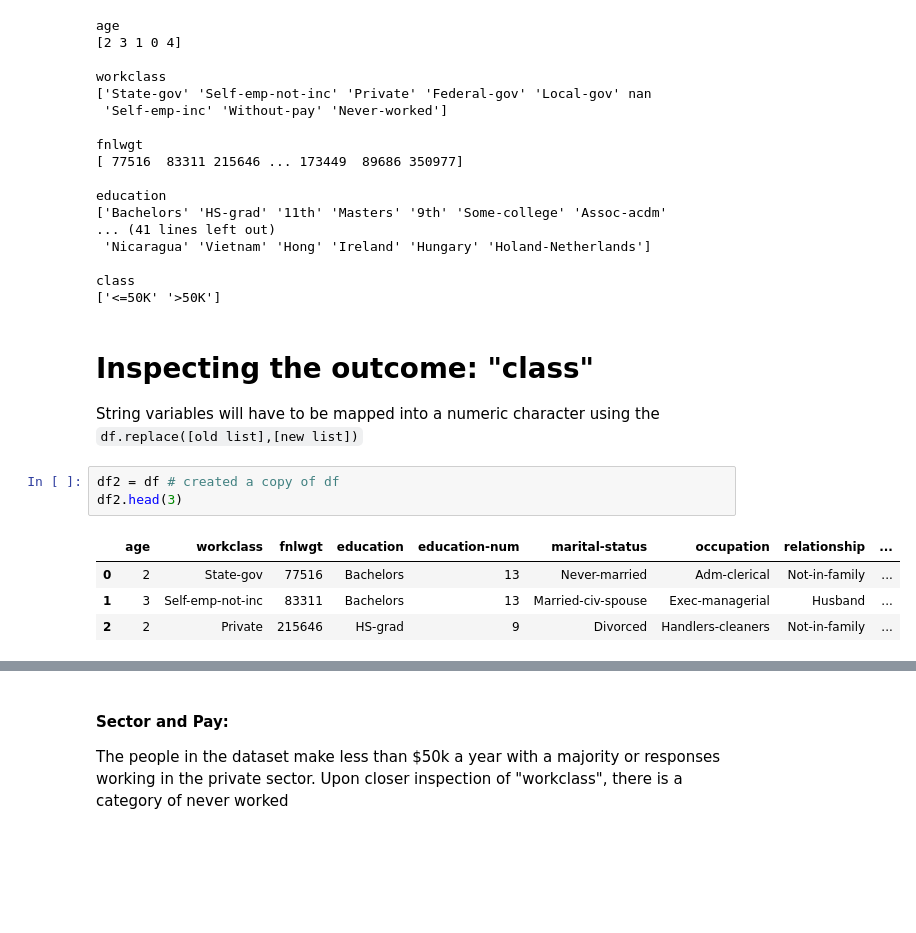
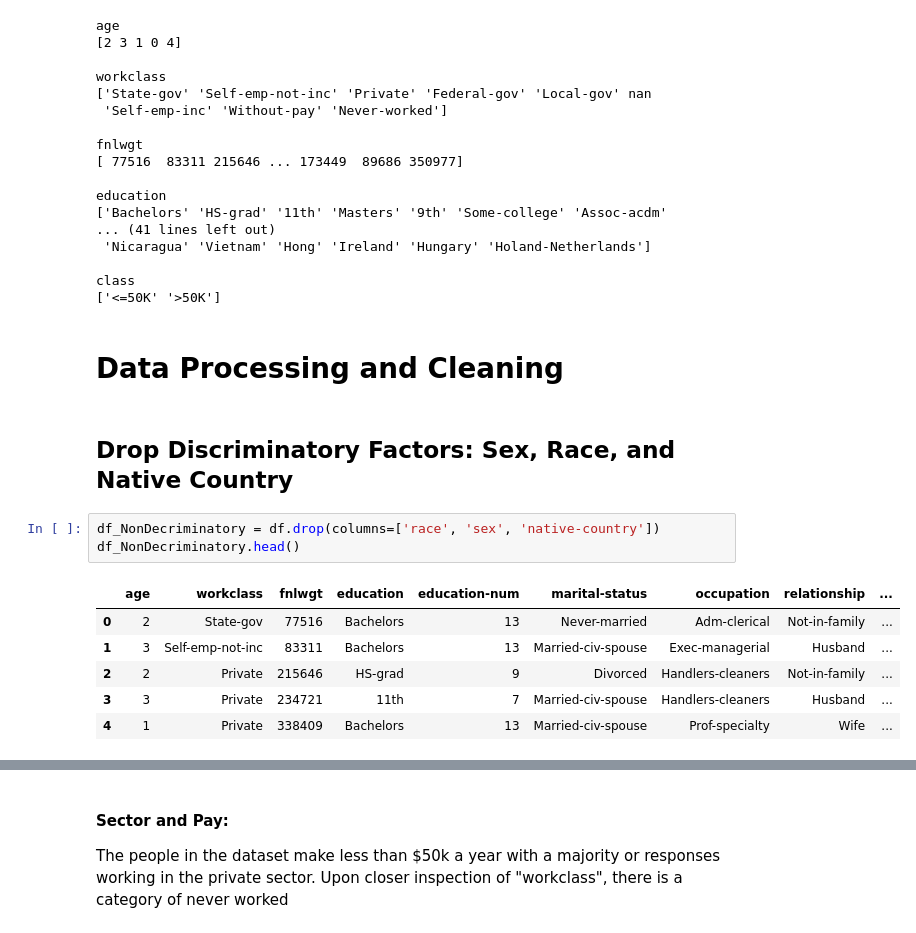
Before and after one commit to plasticfruittree/SciComp_Project, a Jupyter notebook: Main.ipynb, the cells around one changed output, grey strips where cells are left out. Saved outputs shown, nothing was run; the diff lists cells and outputs as text; blank space fills up the shorter version.

```diff
--- a/Main.ipynb
+++ b/Main.ipynb
@@ -73,14 +75,17 @@ education
 
 class
 ['<=50K' '>50K']
-# %% [markdown]
-# Inspecting the outcome: "class"
-String variables will have to be mapped into a numeric character using the <code>df.replace([old list],[new list])</code>
-# %%
-df2 = df # created a copy of df
-df2.head(3)
-# %% [output]
-|  | age | workclass | fnlwgt | education | education-num | marital-status | occupation | relationship | ... |
-| 0 | 2 | State-gov | 77516 | Bachelors | 13 | Never-married | Adm-clerical | Not-in-family | ... |
-| 1 | 3 | Self-emp-not-inc | 83311 | Bachelors | 13 | Married-civ-spouse | Exec-managerial | Husband | ... |
-| 2 | 2 | Private | 215646 | HS-grad | 9 | Divorced | Handlers-cleaners | Not-in-family | ... |
+# %% [markdown]
+# Data Processing and Cleaning
+# %% [markdown]
+## Drop Discriminatory Factors: Sex, Race, and Native Country
+# %%
+df_NonDecriminatory = df.drop(columns=['race', 'sex', 'native-country'])
+df_NonDecriminatory.head()
+# %% [output]
+|  | age | workclass | fnlwgt | education | education-num | marital-status | occupation | relationship | ... |
+| 0 | 2 | State-gov | 77516 | Bachelors | 13 | Never-married | Adm-clerical | Not-in-family | ... |
+| 1 | 3 | Self-emp-not-inc | 83311 | Bachelors | 13 | Married-civ-spouse | Exec-managerial | Husband | ... |
+| 2 | 2 | Private | 215646 | HS-grad | 9 | Divorced | Handlers-cleaners | Not-in-family | ... |
+| 3 | 3 | Private | 234721 | 11th | 7 | Married-civ-spouse | Handlers-cleaners | Husband | ... |
+| 4 | 1 | Private | 338409 | Bachelors | 13 | Married-civ-spouse | Prof-specialty | Wife | ... |
```
Also changed, not shown: parts of 14 cells of this notebook, 2 other files.
